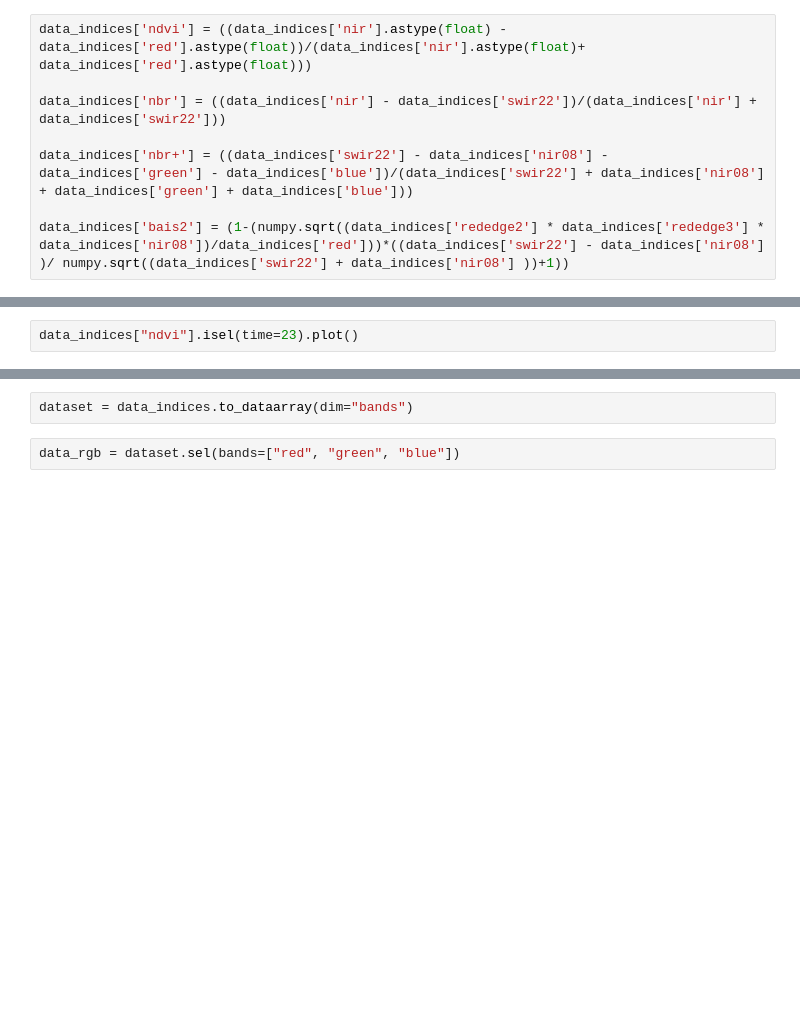
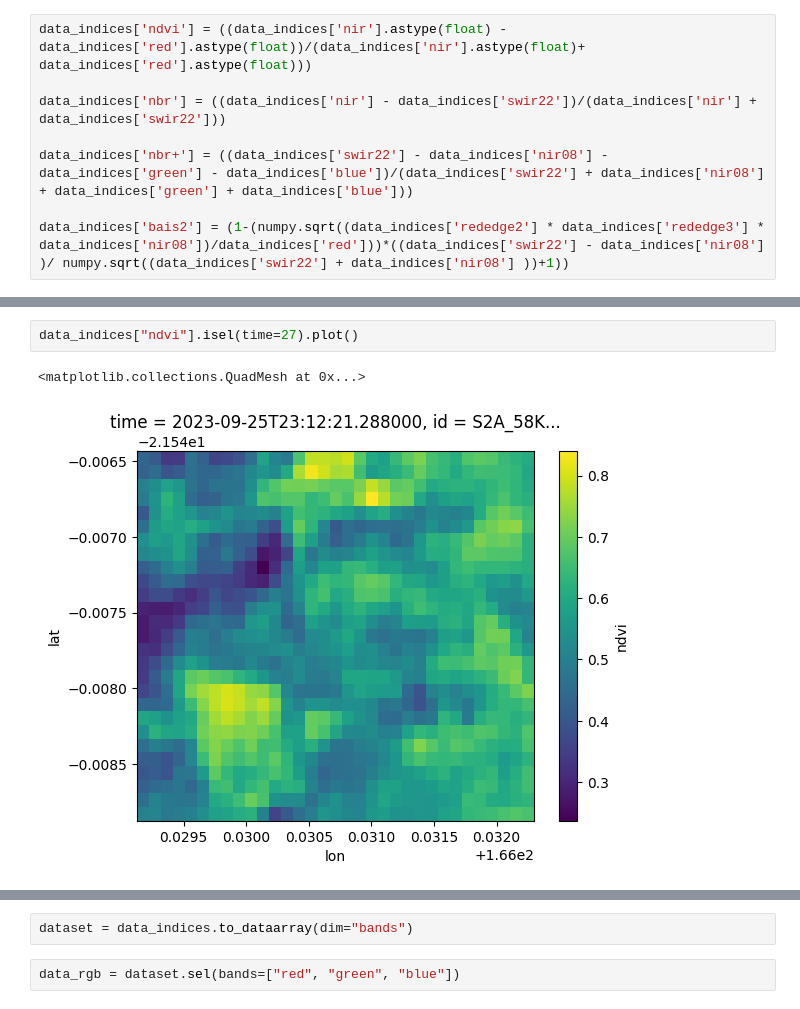
Before and after one commit to yougis/indicateur-Sentinel2, a Jupyter notebook: test_indices_POC.ipynb, the cells around one changed output, grey strips where cells are left out. Drawn from its saved outputs; the diff is of its cells as text; blank space fills up the shorter version.

```diff
--- a/test_indices_POC.ipynb
+++ b/test_indices_POC.ipynb
@@ -182,5 +233,8 @@ ba_test_filter["date"]
 # %%
-data_indices["ndvi"].isel(time=23).plot()
+data_indices["ndvi"].isel(time=27).plot()
+# %% [output]
+<matplotlib.collections.QuadMesh at 0x...>
+[figure, added]
 # %%
 data_1D = data_indices.where(data_indices['mask']).data_vars['ndvi'].mean(dim = ["lat", "lon"])
 print(ba_test_filter["date_"].iloc[0])
```
Also changed, not shown: parts of 20 cells of this notebook, 1 other file.
